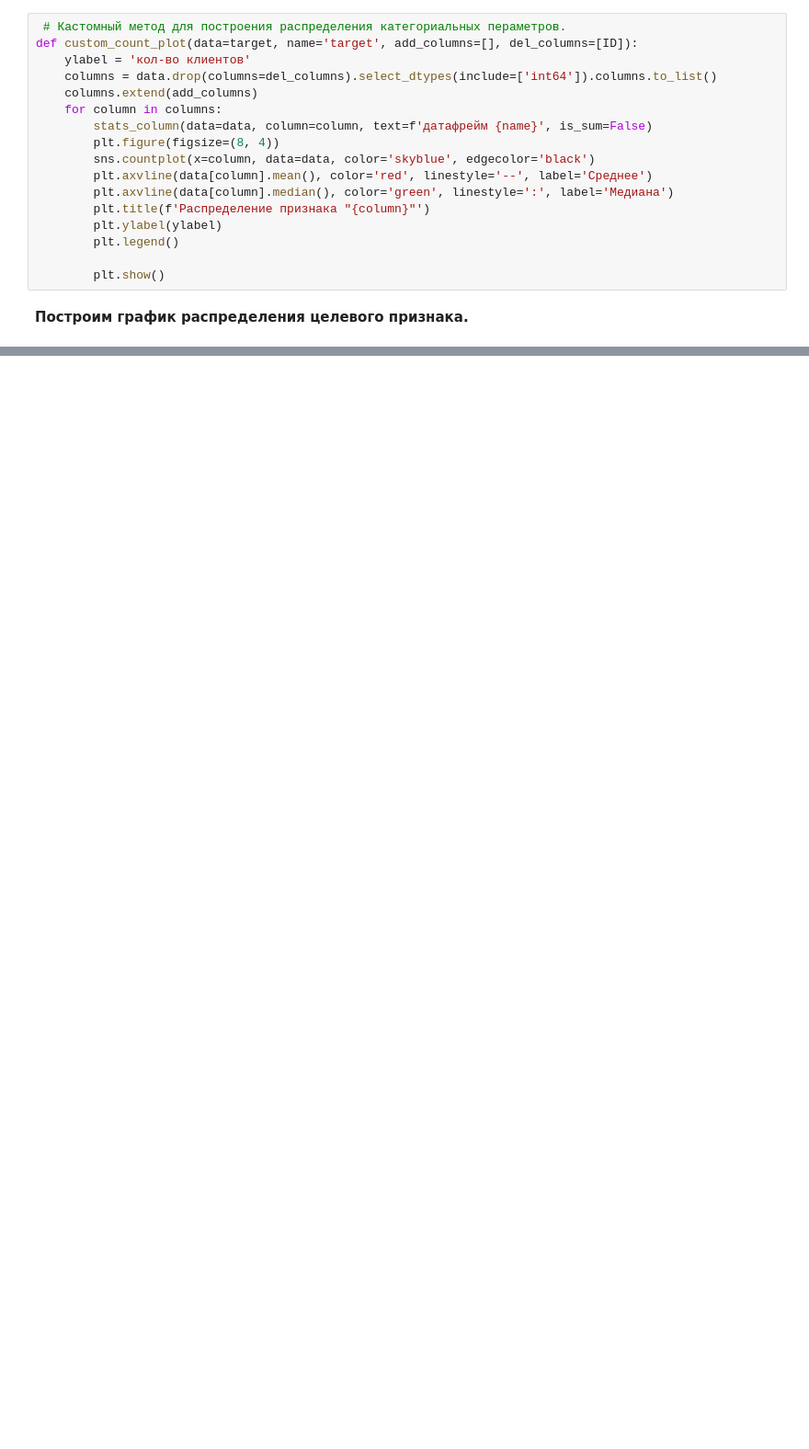
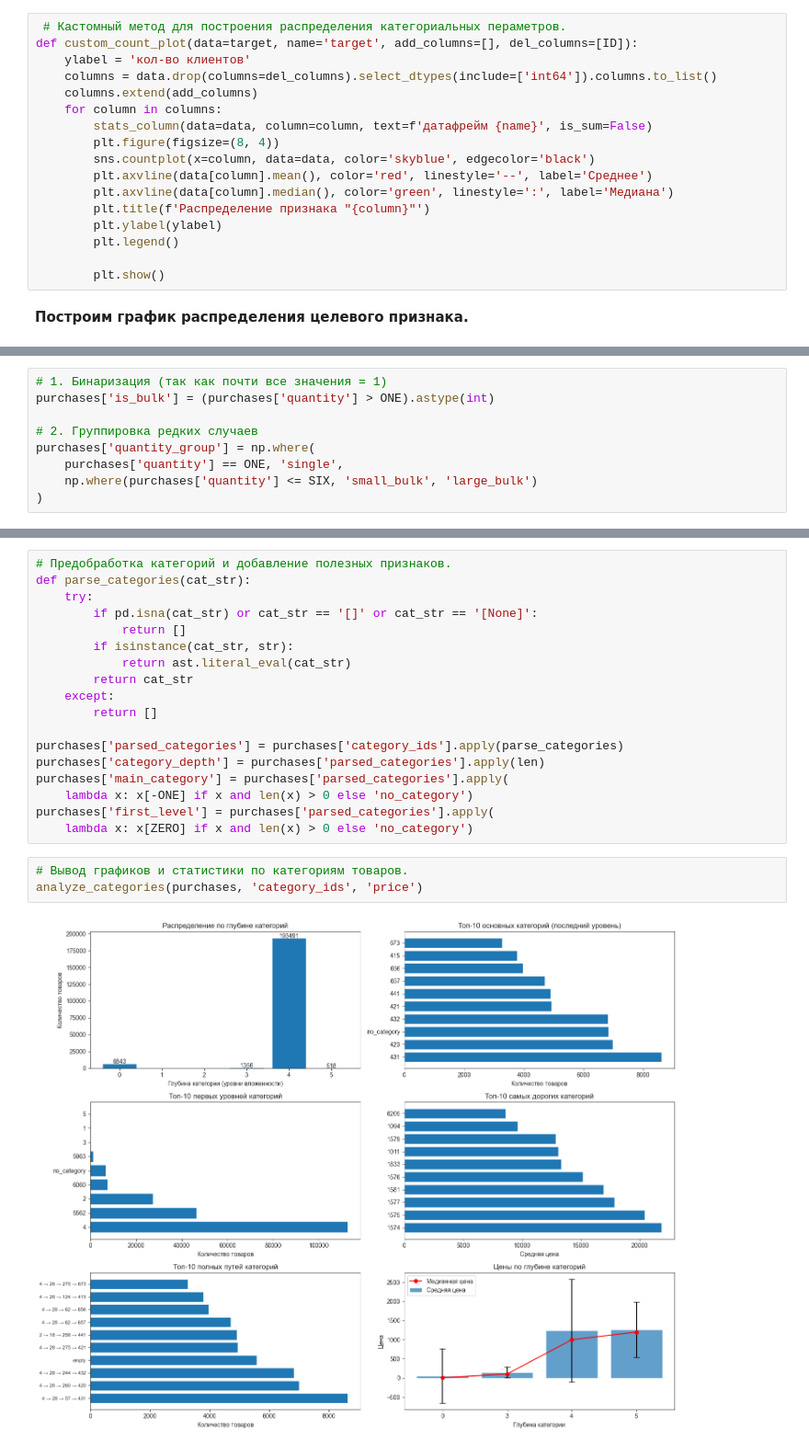
Before and after one commit to volkovask/marketing, a Jupyter notebook: marketing.ipynb, the cells around one changed output, grey strips where cells are left out. Shown at 92% size. Drawn from its saved outputs; the diff is of its cells as text; blank space fills up the shorter version.

```diff
--- a/marketing.ipynb
+++ b/marketing.ipynb
@@ -614,0 +676,9 @@ custom_hist()
+# %%
+# 1. Бинаризация (так как почти все значения = 1)
+purchases['is_bulk'] = (purchases['quantity'] > ONE).astype(int)
+
+# 2. Группировка редких случаев
+purchases['quantity_group'] = np.where(
+    purchases['quantity'] == ONE, 'single',
+    np.where(purchases['quantity'] <= SIX, 'small_bulk', 'large_bulk')
+)
@@ -614,0 +870,23 @@ custom_hist()
+# %%
+# Предобработка категорий и добавление полезных признаков.
+def parse_categories(cat_str):
+    try:
+        if pd.isna(cat_str) or cat_str == '[]' or cat_str == '[None]':
+            return []
+        if isinstance(cat_str, str):
+            return ast.literal_eval(cat_str)
+        return cat_str
+    except:
+        return []
+
+purchases['parsed_categories'] = purchases['category_ids'].apply(parse_categories)
+purchases['category_depth'] = purchases['parsed_categories'].apply(len)
+purchases['main_category'] = purchases['parsed_categories'].apply(
+    lambda x: x[-ONE] if x and len(x) > 0 else 'no_category')
+purchases['first_level'] = purchases['parsed_categories'].apply(
+    lambda x: x[ZERO] if x and len(x) > 0 else 'no_category')
+# %%
+# Вывод графиков и статистики по категориям товаров.
+analyze_categories(purchases, 'category_ids', 'price')
+# %% [output]
+[figure, added]
```
Also changed, not shown: parts of 86 cells of this notebook.
